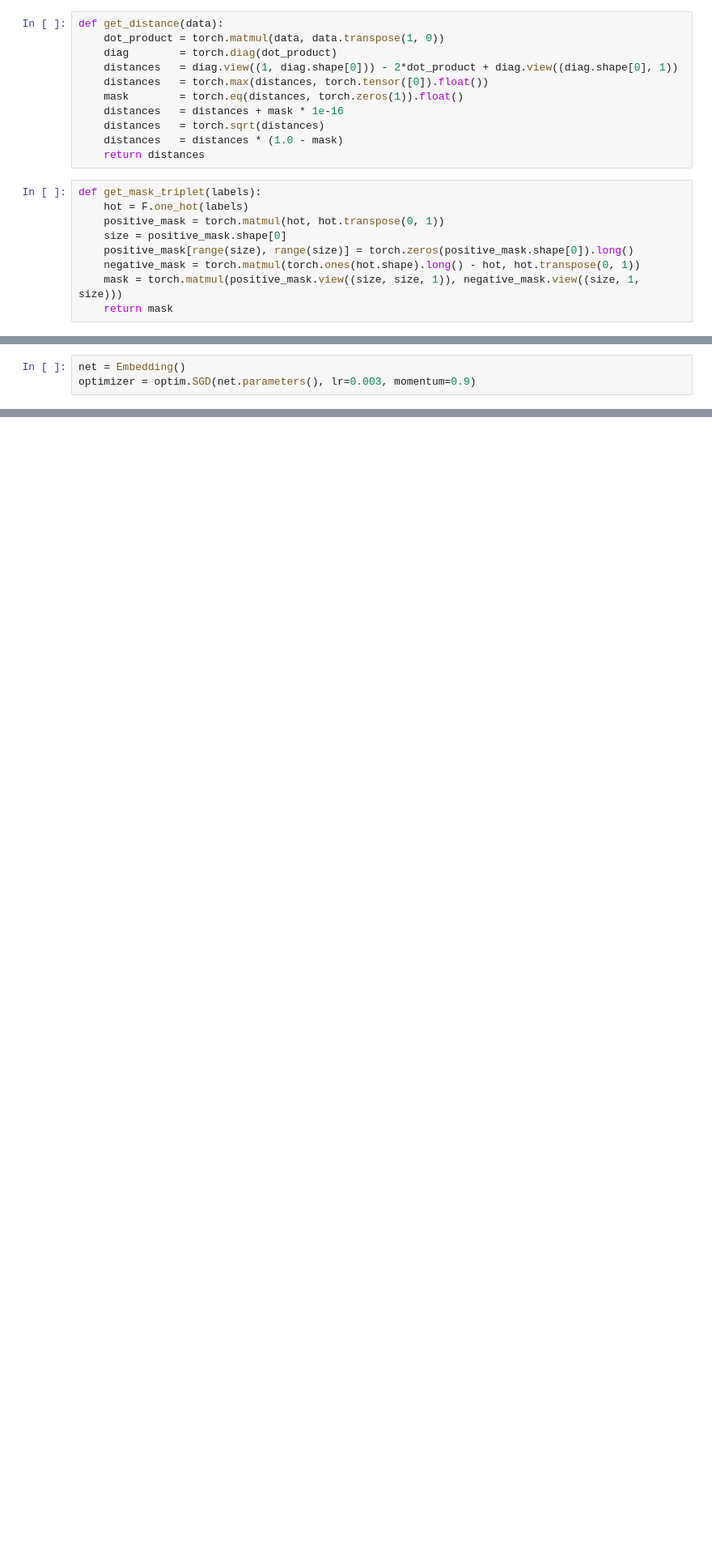
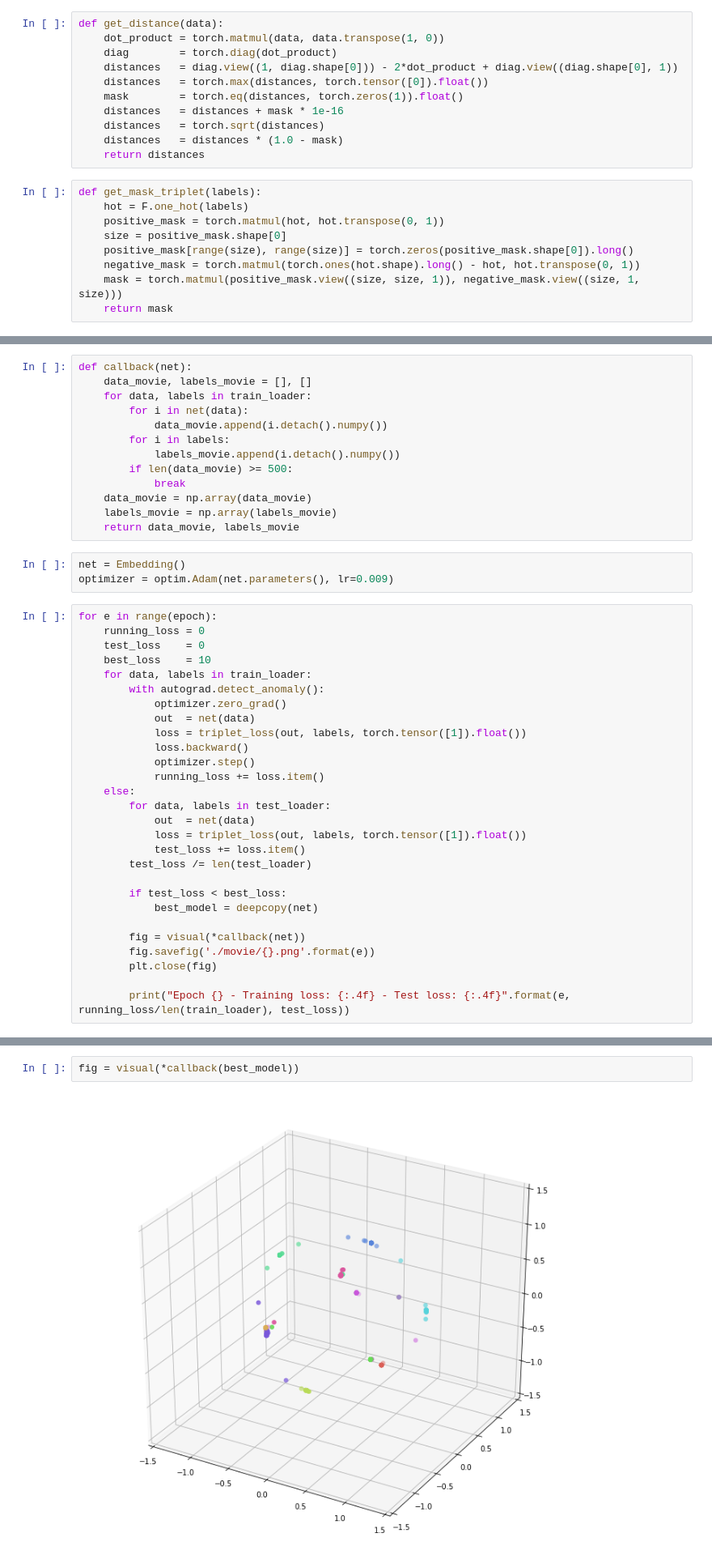
Before and after one commit to Sarapuce/Triplet_loss, a Jupyter notebook: Triplet loss pytorch.ipynb, the cells around one changed output, grey strips where cells are left out. Shown at 81% size. Drawn from its saved outputs; the diff is of its cells as text; blank space fills up the shorter version.

Commit message:
Pytorch triplet loss ok

```diff
--- a/Triplet loss pytorch.ipynb
+++ b/Triplet loss pytorch.ipynb
@@ -110,3 +112,44 @@ def triplet_loss(data, labels, m):
+# %%
+def callback(net):
+    data_movie, labels_movie = [], []
+    for data, labels in train_loader:
+        for i in net(data):
+            data_movie.append(i.detach().numpy())
+        for i in labels:
+            labels_movie.append(i.detach().numpy())
+        if len(data_movie) >= 500:
+            break
+    data_movie = np.array(data_movie)
+    labels_movie = np.array(labels_movie)
+    return data_movie, labels_movie
 # %%
 net = Embedding()
-optimizer = optim.SGD(net.parameters(), lr=0.003, momentum=0.9)
+optimizer = optim.Adam(net.parameters(), lr=0.009)
+# %%
+for e in range(epoch):
+    running_loss = 0
+    test_loss    = 0
+    best_loss    = 10
+    for data, labels in train_loader:
+        with autograd.detect_anomaly():
+            optimizer.zero_grad()
+            out  = net(data)
+            loss = triplet_loss(out, labels, torch.tensor([1]).float())
+            loss.backward()
+            optimizer.step()
+            running_loss += loss.item()
+    else:
+        for data, labels in test_loader:
+            out  = net(data)
+            loss = triplet_loss(out, labels, torch.tensor([1]).float())
+            test_loss += loss.item()
+        test_loss /= len(test_loader)
+
+        if test_loss < best_loss:
+            best_model = deepcopy(net)
+
+        fig = visual(*callback(net))
+        fig.savefig('./movie/{}.png'.format(e))
+        plt.close(fig)
+
+        print("Epoch {} - Training loss: {:.4f} - Test loss: {:.4f}".format(e, running_loss/len(train_loader), test_loss))
@@ -112,0 +174,4 @@ optimizer = optim.SGD(net.parameters(), lr=0.003, momentum=0.9)
+# %%
+fig = visual(*callback(best_model))
+# %% [output]
+[figure, added]
```
Also changed, not shown: parts of 18 cells of this notebook.
